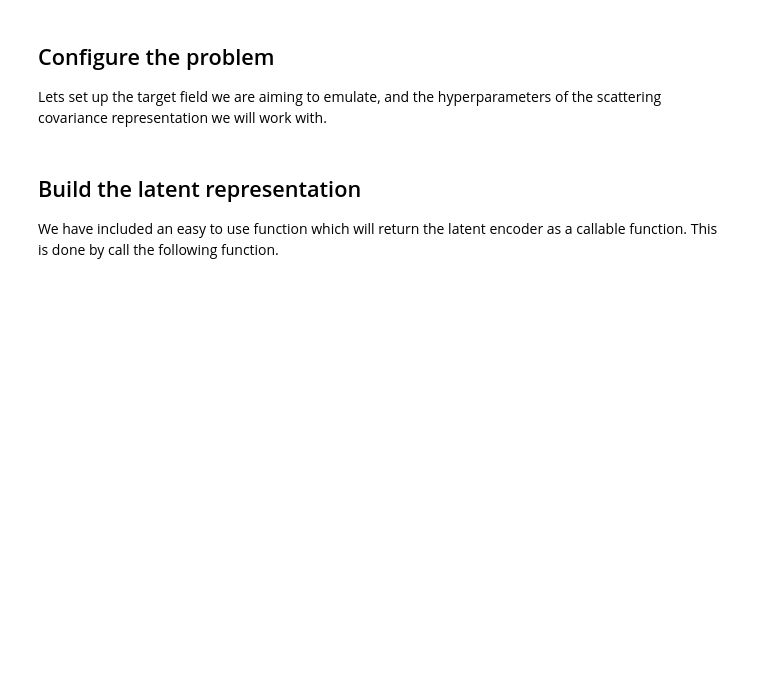
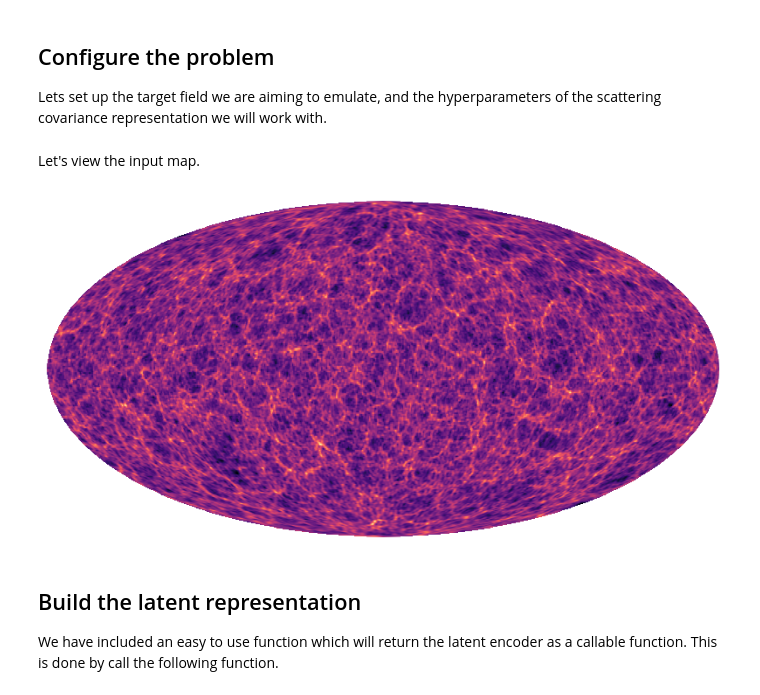
Before and after one commit to astro-informatics/s2scat, a Jupyter notebook: notebooks/auto_compression.ipynb, the cells around one changed output. Cells and saved outputs as stored; diff of their text form; code cells hidden in the pictures; blank space fills up the shorter version.

Commit message:
Plot maps in compression notebooks

```diff
--- a/notebooks/auto_compression.ipynb
+++ b/notebooks/auto_compression.ipynb
@@ -60,6 +60,16 @@ recursive = False      # Use the fully precompute transform.
 # Lets load in the spherical field we wish to model
 x = np.load('data/target_map_lss.npy')
 xlm = s2fft.forward_jax(x, L, reality=reality)[:,L-1:]
+# %% [markdown]
+Let's view the input map.
+# %%
+plt.figure(figsize=(10,5))
+ax = plt.axes(projection=ccrs.Mollweide())
+im = ax.imshow(x, transform=ccrs.PlateCarree(), cmap='magma')
+plt.axis('off')
+plt.show()
+# %% [output]
+[figure, added]
 # %% [markdown]
 ## Build the latent representation
 
```
Also changed, not shown: 1 other file.
